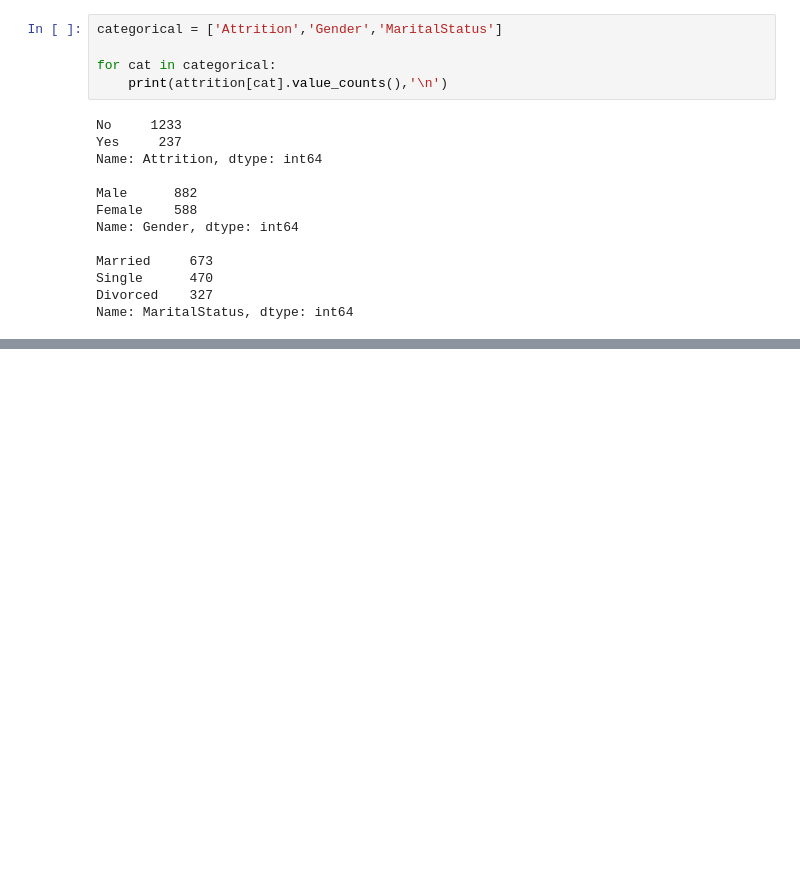
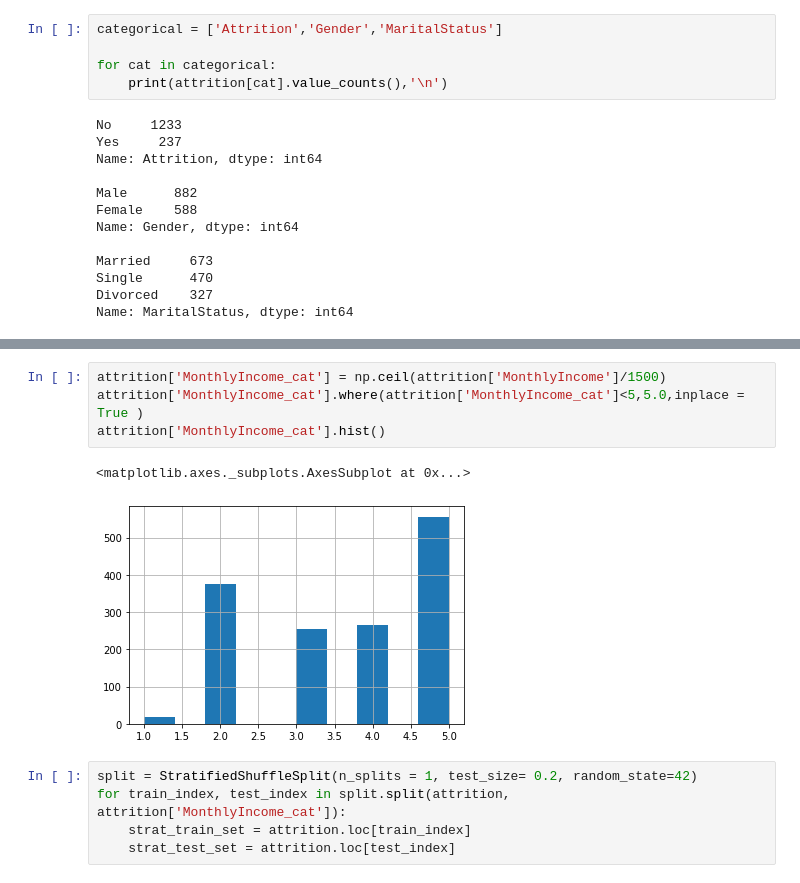
Before and after one commit to thilakshiK/Employee-Attrition, a Jupyter notebook: src/models/train_public.ipynb, the cells around one changed output, grey strips where cells are left out. Saved outputs shown, nothing was run; the diff lists cells and outputs as text; blank space fills up the shorter version.

```diff
--- a/src/models/train_public.ipynb
+++ b/src/models/train_public.ipynb
@@ -73,0 +94,12 @@ plt.show()
+# %%
+attrition['MonthlyIncome_cat'] = np.ceil(attrition['MonthlyIncome']/1500)
+attrition['MonthlyIncome_cat'].where(attrition['MonthlyIncome_cat']<5,5.0,inplace = True )
+attrition['MonthlyIncome_cat'].hist()
+# %% [output]
+<matplotlib.axes._subplots.AxesSubplot at 0x...>
+[figure, added]
+# %%
+split = StratifiedShuffleSplit(n_splits = 1, test_size= 0.2, random_state=42)
+for train_index, test_index in split.split(attrition,  attrition['MonthlyIncome_cat']):
+    strat_train_set = attrition.loc[train_index]
+    strat_test_set = attrition.loc[test_index]
```
Also changed, not shown: parts of 20 cells of this notebook.
